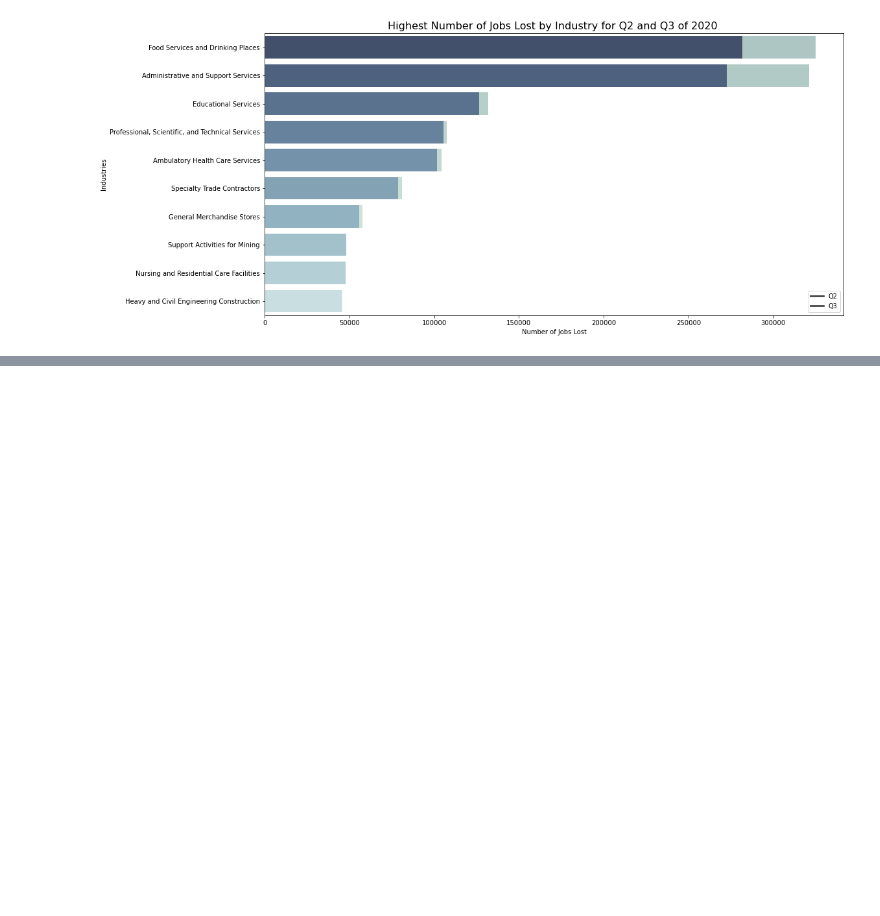
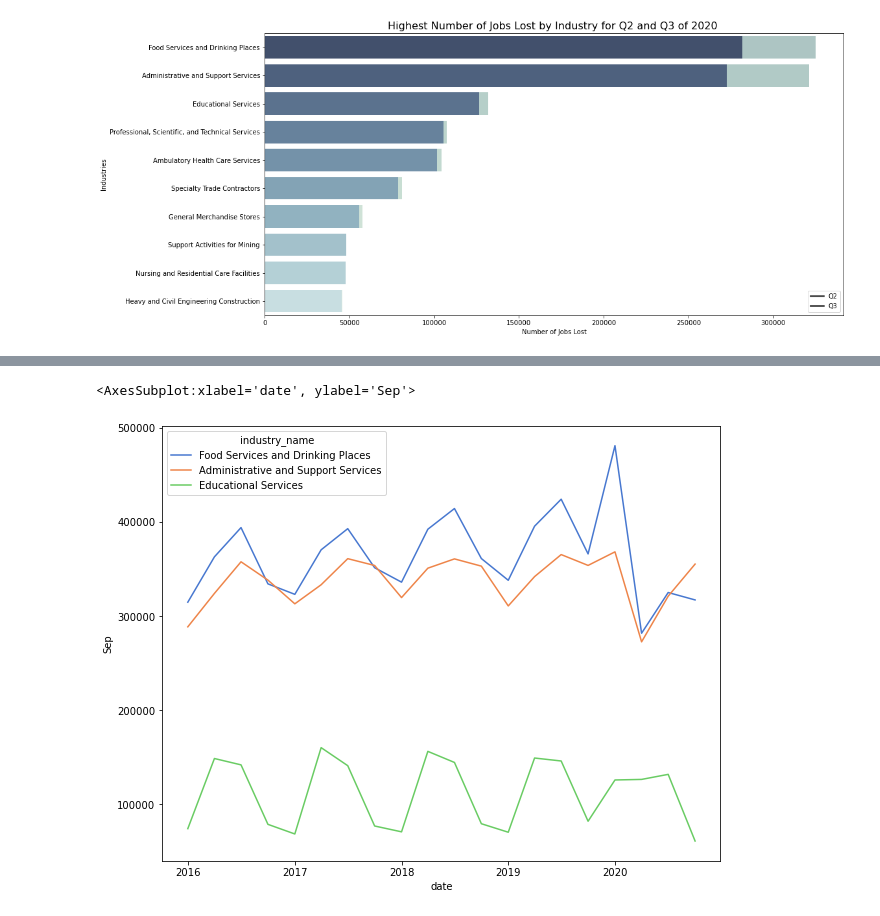
Before and after one commit to capstone-job-market-analysis/job-market-analysis, a Jupyter notebook: jeff_explore.ipynb, the cells around one changed output, grey strips where cells are left out. Drawn from its saved outputs; the diff is of its cells as text; code cells hidden in the pictures; blank space fills up the shorter version.

```diff
--- a/jeff_explore.ipynb
+++ b/jeff_explore.ipynb
@@ -249 +288,9 @@ plt.show()
+# %%
+plt.figure(figsize=(10,8))
+sns.lineplot(x="date", y="Sep",
+            hue="industry_name", palette="muted",
+            data=census_lighter)
+# %% [output]
+<AxesSubplot:xlabel='date', ylabel='Sep'>
+[figure, added]
 # %%
```
Also changed, not shown: parts of 4 cells of this notebook.
